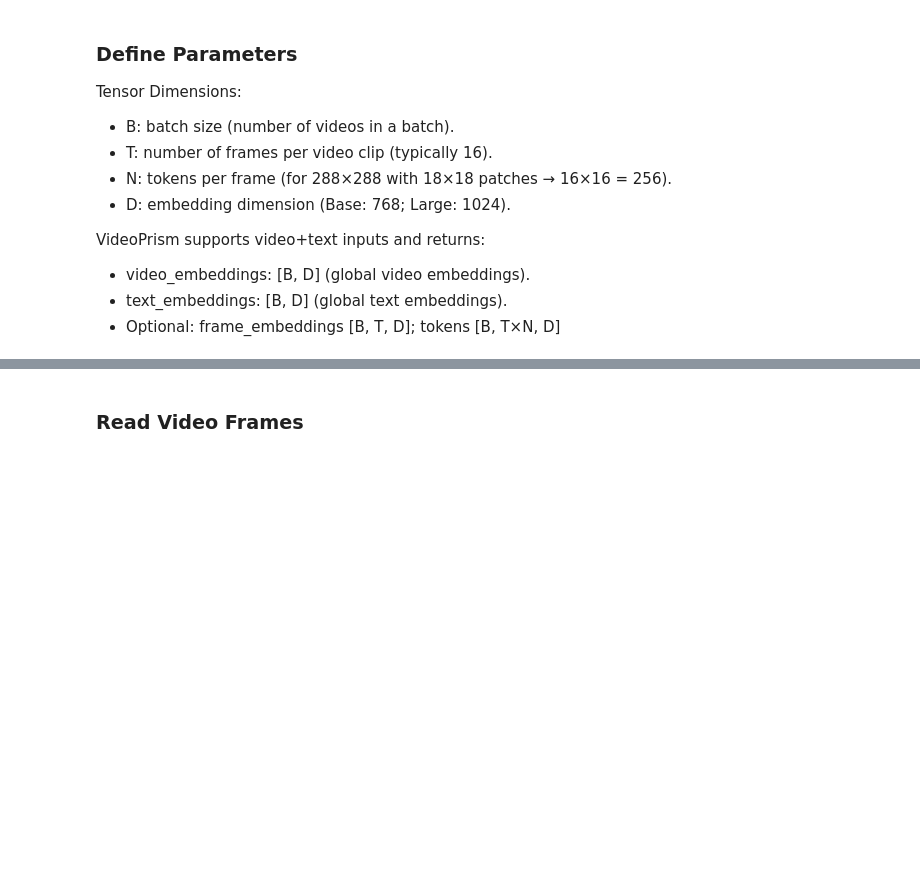
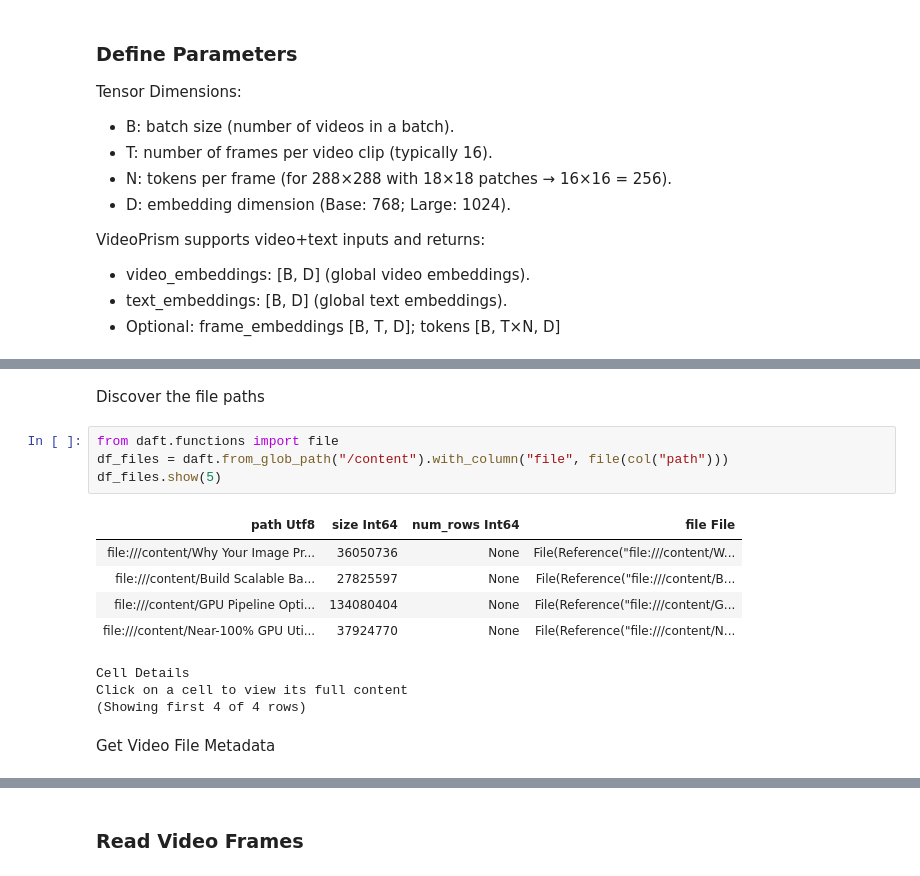
Before and after one commit to everettVT/daft-video-embeddings, a Jupyter notebook: friction/UNFILTERED_Pt2_videoprism_parakeet.ipynb, the cells around one changed output, grey strips where cells are left out. Cells and saved outputs as stored; diff of their text form; blank space fills up the shorter version.

```diff
--- a/friction/UNFILTERED_Pt2_videoprism_parakeet.ipynb
+++ b/friction/UNFILTERED_Pt2_videoprism_parakeet.ipynb
@@ -61,0 +121,17 @@ ROW_LIMIT = 2048
+# %% [markdown]
+Discover the file paths
+# %%
+from daft.functions import file
+df_files = daft.from_glob_path("/content").with_column("file", file(col("path")))
+df_files.show(5)
+# %% [output]
+| path Utf8 | size Int64 | num_rows Int64 | file File |
+| file:///content/Why Your Image Pr... | 36050736 | None | File(Reference("file:///content/W... |
+| file:///content/Build Scalable Ba... | 27825597 | None | File(Reference("file:///content/B... |
+| file:///content/GPU Pipeline Opti... | 134080404 | None | File(Reference("file:///content/G... |
+| file:///content/Near-100% GPU Uti... | 37924770 | None | File(Reference("file:///content/N... |
+Cell Details
+Click on a cell to view its full content
+(Showing first 4 of 4 rows)
+# %% [markdown]
+ Get Video File Metadata
```
Also changed, not shown: parts of 27 cells of this notebook.
